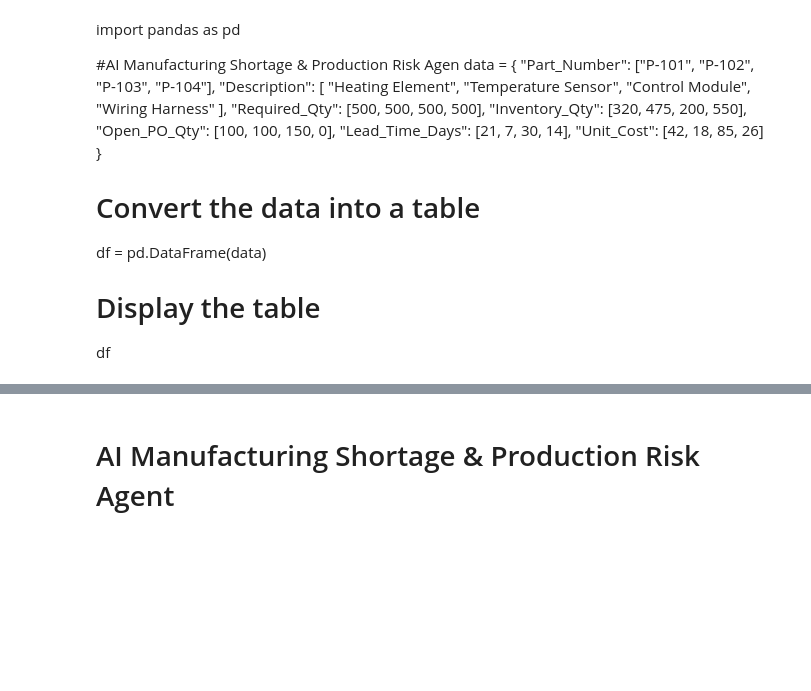
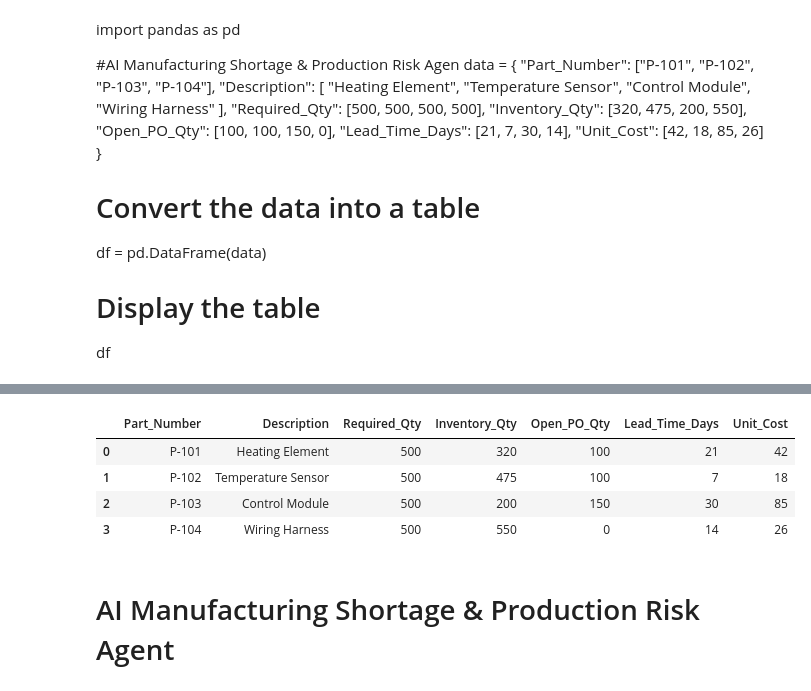
Before and after one commit to renaae/AI-Manufacturing-Shortage-Agent, a Jupyter notebook: AI_Manufacturing_Shortage_Agent.ipynb, the cells around one changed output, grey strips where cells are left out. Saved outputs shown, nothing was run; the diff lists cells and outputs as text; code cells hidden in the pictures; blank space fills up the shorter version.

```diff
--- a/AI_Manufacturing_Shortage_Agent.ipynb
+++ b/AI_Manufacturing_Shortage_Agent.ipynb
@@ -43,24 +36,22 @@ SyntaxError: unexpected EOF while parsing (Temp/ipykernel_8640/1970198707.py, li
 # %%
-import pandas as pd
-
 data = {
     "Part_Number": ["P-101", "P-102", "P-103", "P-104"],
-    "Description": [
-        "Heating Element",
-        "Temperature Sensor",
-        "Control Module",
-        "Wiring Harness"
-    ],
+    "Description": ["Heating Element", "Temperature Sensor", "Control Module", "Wiring Harness"],
     "Required_Qty": [500, 500, 500, 500],
     "Inventory_Qty": [320, 475, 200, 550],
     "Open_PO_Qty": [100, 100, 150, 0],
     "Lead_Time_Days": [21, 7, 30, 14],
     "Unit_Cost": [42, 18, 85, 26]
 }
 
 df = pd.DataFrame(data)
-
 df
+# %% [output]
+|  | Part_Number | Description | Required_Qty | Inventory_Qty | Open_PO_Qty | Lead_Time_Days | Unit_Cost |
+| 0 | P-101 | Heating Element | 500 | 320 | 100 | 21 | 42 |
+| 1 | P-102 | Temperature Sensor | 500 | 475 | 100 | 7 | 18 |
+| 2 | P-103 | Control Module | 500 | 200 | 150 | 30 | 85 |
+| 3 | P-104 | Wiring Harness | 500 | 550 | 0 | 14 | 26 |
 # %%
 # Calculate total material available
 df["Net_Available"] = df["Inventory_Qty"] + df["Open_PO_Qty"]
```
Also changed, not shown: parts of 13 cells of this notebook.
